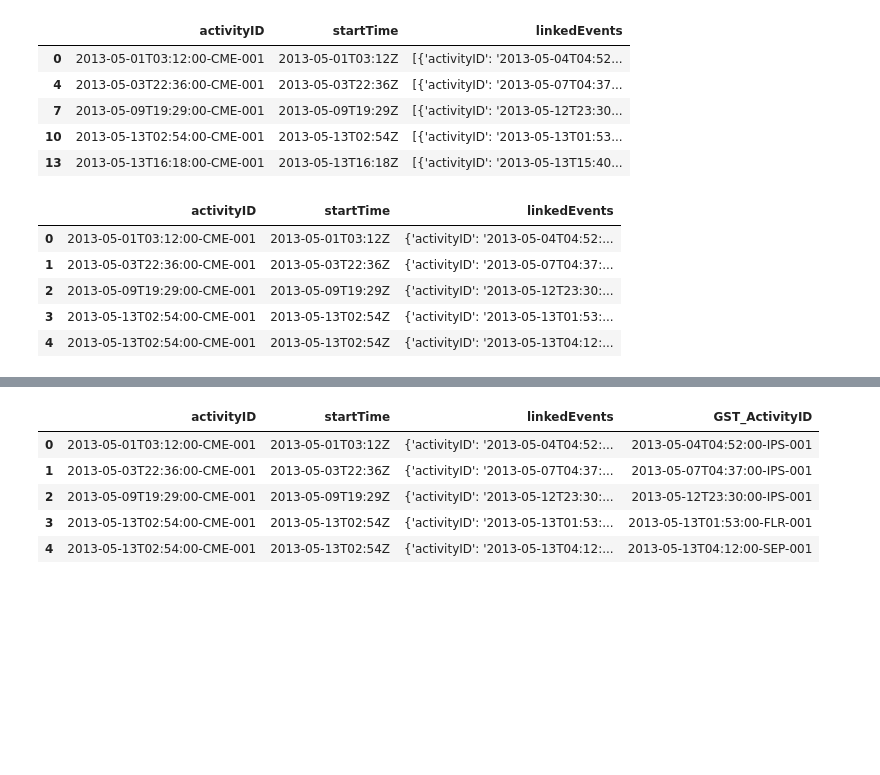
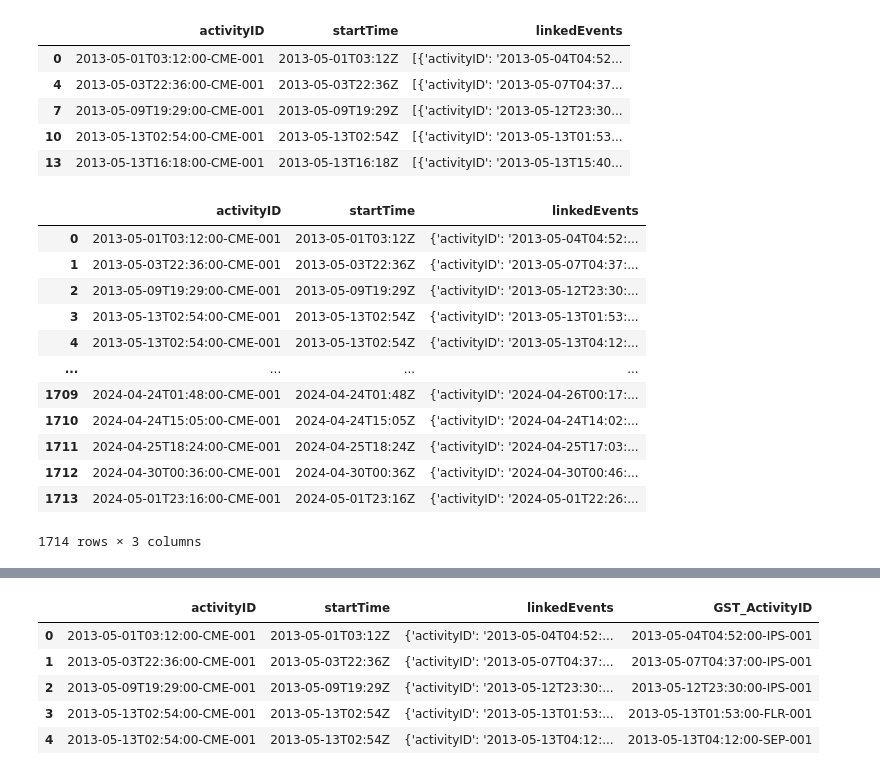
Before and after one commit to KadeThomas/data-sourcing-challenge, a Jupyter notebook: retrieve_data.ipynb, the cells around one changed output, grey strips where cells are left out. Drawn from its saved outputs; the diff is of its cells as text; code cells hidden in the pictures; blank space fills up the shorter version.

```diff
--- a/retrieve_data.ipynb
+++ b/retrieve_data.ipynb
@@ -82,32 +85,55 @@ cme_df_cleaned.head()
 | 7 | 2013-05-09T19:29:00-CME-001 | 2013-05-09T19:29Z | [{'activityID': '2013-05-12T23:30... |
 | 10 | 2013-05-13T02:54:00-CME-001 | 2013-05-13T02:54Z | [{'activityID': '2013-05-13T01:53... |
 | 13 | 2013-05-13T16:18:00-CME-001 | 2013-05-13T16:18Z | [{'activityID': '2013-05-13T15:40... |
+# %%
+expanded_rows = []
+
+for i in cme_df_cleaned.index:
+    activityID=cme_df_cleaned.loc[i,'activityID']
+    startTime=cme_df_cleaned.loc[i,'startTime']
+    linkedEvents=cme_df_cleaned.loc[i,'linkedEvents']
+
+    for event in linkedEvents:
+        expanded_rows.append({
+            'activityID' : activityID,
+            'startTime' : startTime,
+            'linkedEvents' : event})
+
+expanded_df = pd.DataFrame(expanded_rows)
+expanded_df
+# %% [output]
+|  | activityID | startTime | linkedEvents |
+| 0 | 2013-05-01T03:12:00-CME-001 | 2013-05-01T03:12Z | {'activityID': '2013-05-04T04:52:... |
+| 1 | 2013-05-03T22:36:00-CME-001 | 2013-05-03T22:36Z | {'activityID': '2013-05-07T04:37:... |
+| 2 | 2013-05-09T19:29:00-CME-001 | 2013-05-09T19:29Z | {'activityID': '2013-05-12T23:30:... |
+| 3 | 2013-05-13T02:54:00-CME-001 | 2013-05-13T02:54Z | {'activityID': '2013-05-13T01:53:... |
+| 4 | 2013-05-13T02:54:00-CME-001 | 2013-05-13T02:54Z | {'activityID': '2013-05-13T04:12:... |
+| ... | ... | ... | ... |
+| 1709 | 2024-04-24T01:48:00-CME-001 | 2024-04-24T01:48Z | {'activityID': '2024-04-26T00:17:... |
+| 1710 | 2024-04-24T15:05:00-CME-001 | 2024-04-24T15:05Z | {'activityID': '2024-04-24T14:02:... |
+| 1711 | 2024-04-25T18:24:00-CME-001 | 2024-04-25T18:24Z | {'activityID': '2024-04-25T17:03:... |
+| 1712 | 2024-04-30T00:36:00-CME-001 | 2024-04-30T00:36Z | {'activityID': '2024-04-30T00:46:... |
+| 1713 | 2024-05-01T23:16:00-CME-001 | 2024-05-01T23:16Z | {'activityID': '2024-05-01T22:26:... |
+1714 rows × 3 columns
 # %%
 # Notice that the linkedEvents sometimes contains multiple events per row
 # Write a nested for loop that iterates first over each row in the cme DataFrame (using the index)
 # and then iterates over the values in 'linkedEvents'
-# and adds the elements individually to a list of dictionaries where each row is one element
+# # and adds the elements individually to a list of dictionaries where each row is one element
 
-# Initialize an empty list to store the expanded rows
-expanded_rows = []
+# # Initialize an empty list to store the expanded rows
+# expanded_rows = []
 
-# Iterate over each index in the DataFrame
-for index, row in cme_df_cleaned.iterrows():
-    # Iterate over each dictionary in the list
-     for event in row['linkedEvents']:
-        # Append a new dictionary to the expanded_rows list for each dictionary item and corresponding 'activityID' and 'startTime' value
-        expanded_rows.append({
-            'activityID': row['activityID'],
-            'startTime': row['startTime'],
-            'linkedEventID': event['activityID']  # Extract the linked event's activityID
-        })
-# Create a new DataFrame from the expanded rows
-expanded_df = pd.DataFrame(expanded_rows)
-expanded_df.head()
+# # Iterate over each index in the DataFrame
+# for index, row in cme_df_cleaned.iterrows():
+#     # Iterate over each dictionary in the list
+#      for event in row['linkedEvents']:
+#         # Append a new dictionary to the expanded_rows list for each dictionary item and corresponding 'activityID' and 'startTime' value
+#         expanded_rows.append({
+#             'activityID': row['activityID'],
+#             'startTime': row['startTime'],
+#             'linkedEventID': event['activityID']  # Extract the linked event's activityID
+#         })
+# # Create a new DataFrame from the expanded rows
+# expanded_df = pd.DataFrame(expanded_rows)
+# expanded_df.head()
-# %% [output]
-|  | activityID | startTime | linkedEvents |
-| 0 | 2013-05-01T03:12:00-CME-001 | 2013-05-01T03:12Z | {'activityID': '2013-05-04T04:52:... |
-| 1 | 2013-05-03T22:36:00-CME-001 | 2013-05-03T22:36Z | {'activityID': '2013-05-07T04:37:... |
-| 2 | 2013-05-09T19:29:00-CME-001 | 2013-05-09T19:29Z | {'activityID': '2013-05-12T23:30:... |
-| 3 | 2013-05-13T02:54:00-CME-001 | 2013-05-13T02:54Z | {'activityID': '2013-05-13T01:53:... |
-| 4 | 2013-05-13T02:54:00-CME-001 | 2013-05-13T02:54Z | {'activityID': '2013-05-13T04:12:... |
```
Also changed, not shown: parts of 22 cells of this notebook.
